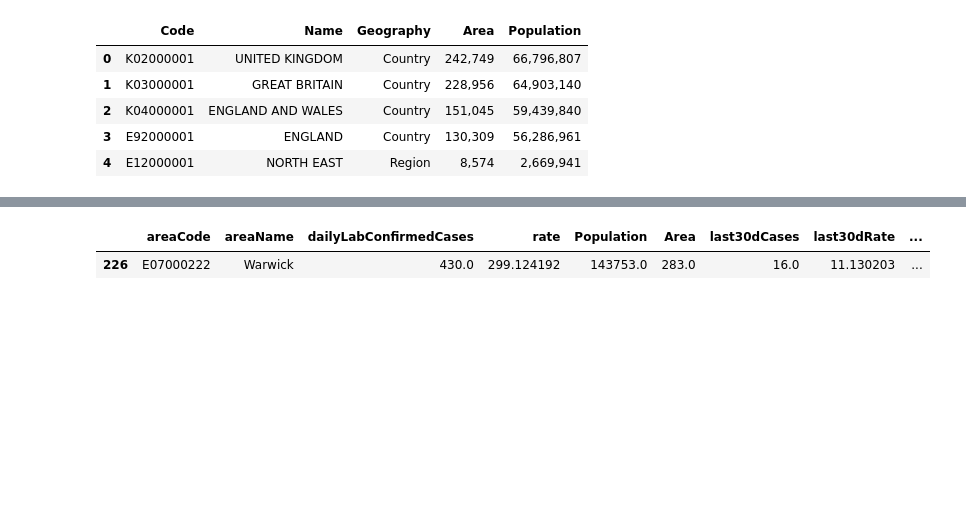
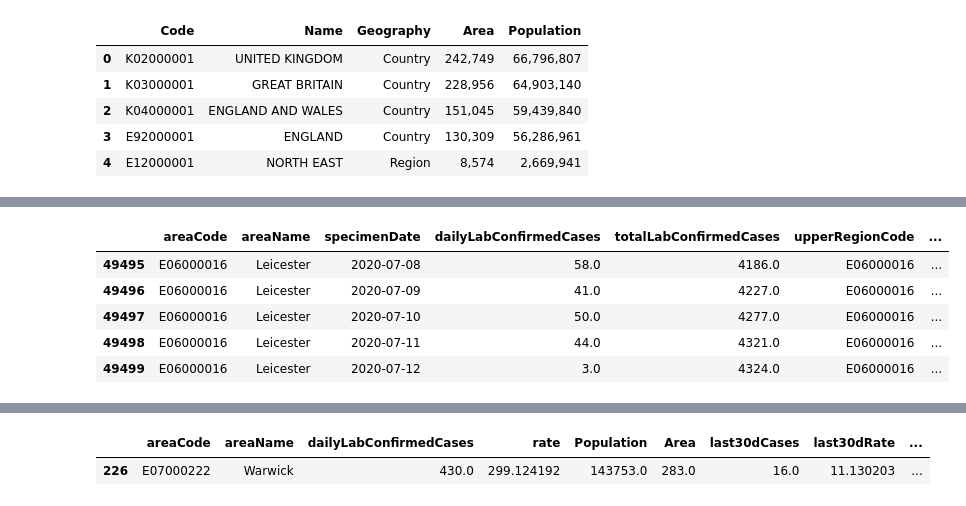
Before and after one commit to bhavesh0009/EnglandCovid19, a Jupyter notebook: research.ipynb, the cells around one changed output, grey strips where cells are left out. Saved outputs shown, nothing was run; the diff lists cells and outputs as text; code cells hidden in the pictures; blank space fills up the shorter version.

```diff
--- a/research.ipynb
+++ b/research.ipynb
@@ -99,3 +114,12 @@ ltlasDf['rate'] = (ltlasDf['dailyLabConfirmedCases'] / ltlasDf.Population) * 100
+# %%
+ltlasDf[ltlasDf.areaName=='Leicester'].tail()
+# %% [output]
+|  | areaCode | areaName | specimenDate | dailyLabConfirmedCases | totalLabConfirmedCases | upperRegionCode | ... |
+| 49495 | E06000016 | Leicester | 2020-07-08 | 58.0 | 4186.0 | E06000016 | ... |
+| 49496 | E06000016 | Leicester | 2020-07-09 | 41.0 | 4227.0 | E06000016 | ... |
+| 49497 | E06000016 | Leicester | 2020-07-10 | 50.0 | 4277.0 | E06000016 | ... |
+| 49498 | E06000016 | Leicester | 2020-07-11 | 44.0 | 4321.0 | E06000016 | ... |
+| 49499 | E06000016 | Leicester | 2020-07-12 | 3.0 | 4324.0 | E06000016 | ... |
 # %%
 ltlasDf.groupby(['areaCode','areaName']).agg({'dailyLabConfirmedCases' : 'sum',
                                                 'rate': 'sum',
```
Also changed, not shown: parts of 7 cells of this notebook, 4 other files.
